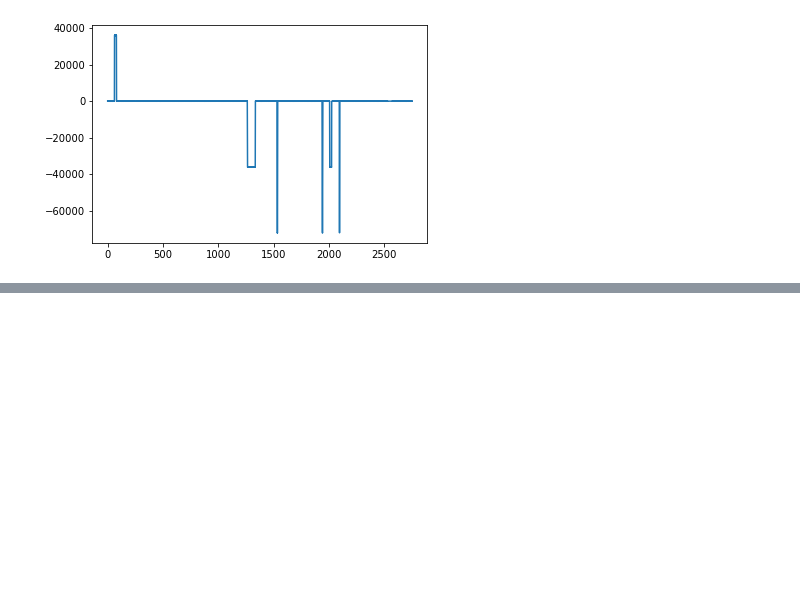
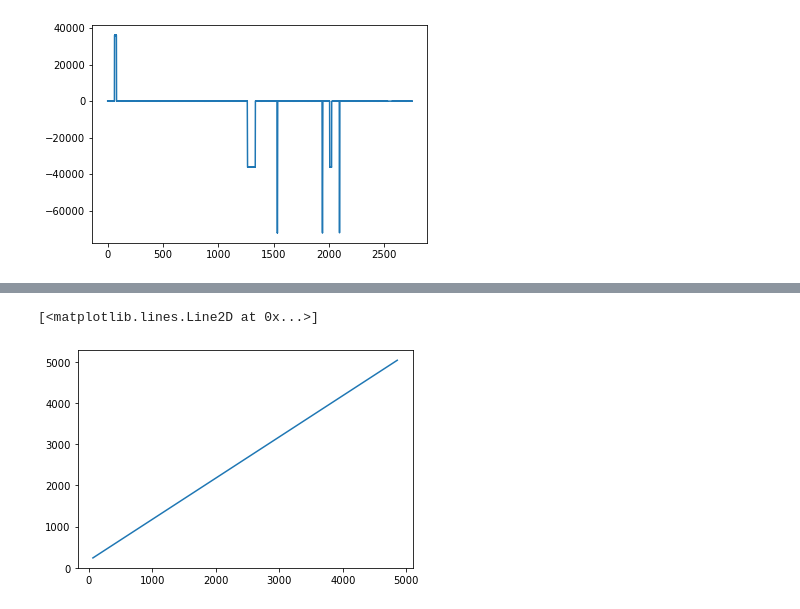
Before and after one commit to lubluchipsy/calibrovka, a Jupyter notebook: времена.ipynb, the cells around one changed output, grey strips where cells are left out. Cells and saved outputs as stored; diff of their text form; code cells hidden in the pictures; blank space fills up the shorter version.

```diff
--- a/времена.ipynb
+++ b/времена.ipynb
@@ -135,0 +173,7 @@ for i in range(len(points)):
+# %%
+for i in range(len(timeibl)-1):
+    if abs(timeibl[i+1]-timeibl[i])>2000:
+        for j in range(i+1, len(timeibl), 1):
+            timeibl[j] += 4294.9650
+        break
+timeibl
@@ -135,0 +201,5 @@ for i in range(len(points)):
+# %%
+plt.plot(time1, timeibl)
+# %% [output]
+[<matplotlib.lines.Line2D at 0x...>]
+[figure, added]
```
Also changed, not shown: parts of 7 cells of this notebook.
